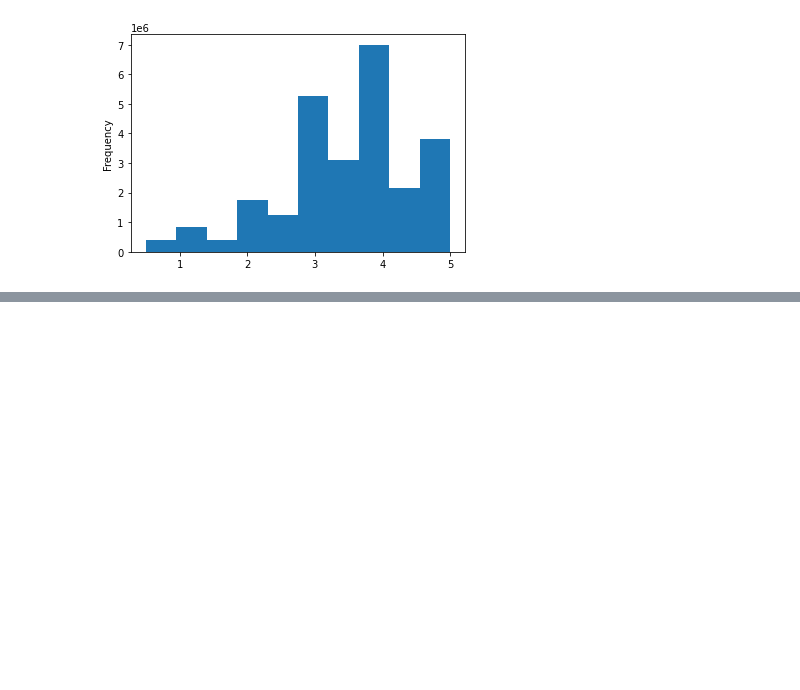
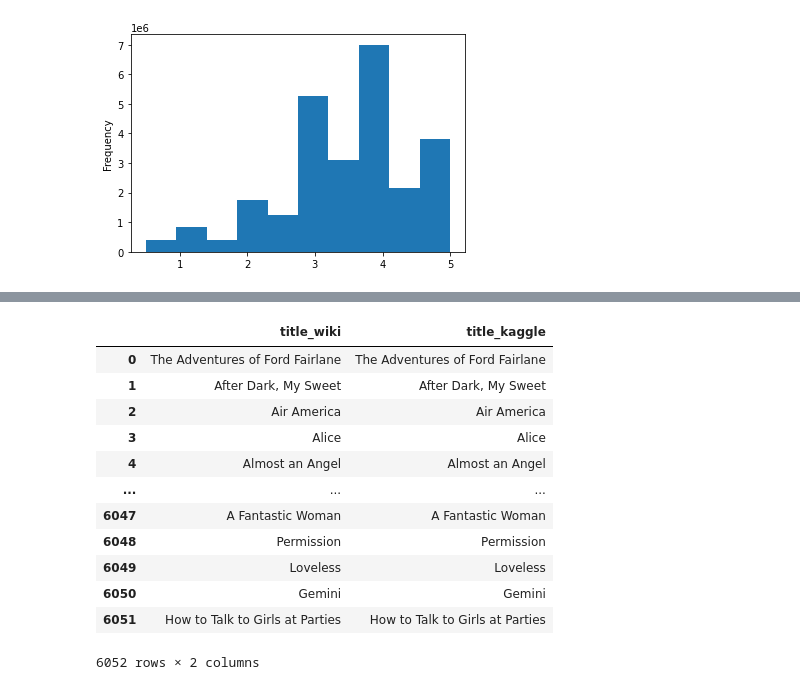
Before and after one commit to izzyd24/Movies-ETL, a Jupyter notebook: automated_pipeline.ipynb, the cells around one changed output, grey strips where cells are left out. Drawn from its saved outputs; the diff is of its cells as text; code cells hidden in the pictures; blank space fills up the shorter version.

```diff
--- a/automated_pipeline.ipynb
+++ b/automated_pipeline.ipynb
@@ -851,4 +851,8 @@ max                     5.00
 Name: rating, dtype: float64
 [figure]
 # %%
-# 8.4
+# 8.4.1 merge wiki and kaggle metadata
+movies_df = pd.merge(wiki_movies_df,
+                     kaggle_metadata,
+                     on='imdb_id', suffixes=['_wiki','_kaggle'])
+movies_df.columns.tolist()
@@ -854,0 +889,18 @@ Name: rating, dtype: float64
+# %%
+# fix titles
+movies_df[['title_wiki','title_kaggle']]
+# output shows no major issues in outputs of columns
+# %% [output]
+|  | title_wiki | title_kaggle |
+| 0 | The Adventures of Ford Fairlane | The Adventures of Ford Fairlane |
+| 1 | After Dark, My Sweet | After Dark, My Sweet |
+| 2 | Air America | Air America |
+| 3 | Alice | Alice |
+| 4 | Almost an Angel | Almost an Angel |
+| ... | ... | ... |
+| 6047 | A Fantastic Woman | A Fantastic Woman |
+| 6048 | Permission | Permission |
+| 6049 | Loveless | Loveless |
+| 6050 | Gemini | Gemini |
+| 6051 | How to Talk to Girls at Parties | How to Talk to Girls at Parties |
+6052 rows × 2 columns
```
Also changed, not shown: parts of 10 cells of this notebook.
